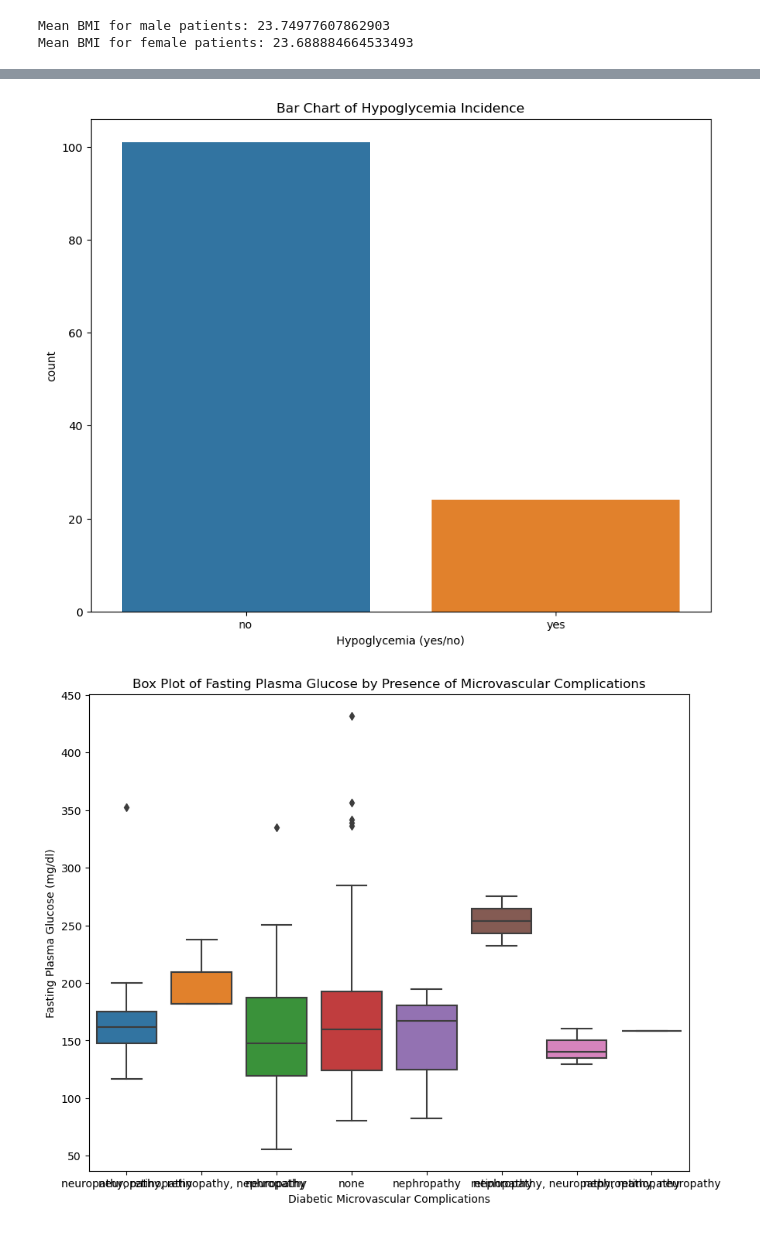
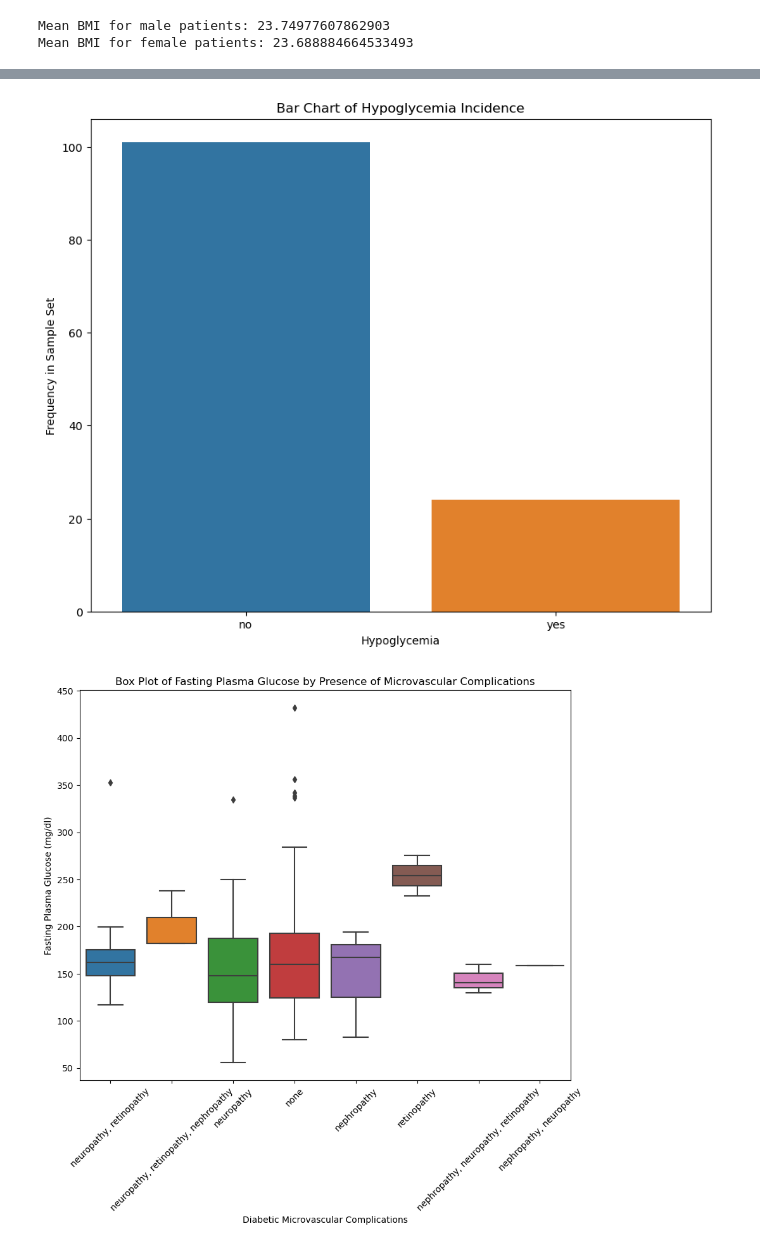
Before and after one commit to LaShawnSykes/Group-3_Project1, a Jupyter notebook: Code/rev_dataset.ipynb, the cells around one changed output, grey strips where cells are left out. Cells and saved outputs as stored; diff of their text form; code cells hidden in the pictures.

```diff
--- a/Code/rev_dataset.ipynb
+++ b/Code/rev_dataset.ipynb
@@ -5,6 +5,10 @@ import pandas as pd
 import seaborn as sns
 import matplotlib.pyplot as plt
 from IPython.display import display
+# %%
+clean_data = pd.read_excel('csdm.xlsx')
+type1 = pd.read_excel('../Datasets/Shanghai_T1DM_Summary.xlsx')
+type2 = pd.read_excel('../Datasets/Shanghai_T2DM_Summary.xlsx')
 # %%
 # Load the dataset
 cd1 = clean_data
@@ -154,19 +158,23 @@ plt.show()
 # %%
 # Visualization 2: Bar Chart of Hypoglycemia Incidence
 plt.figure(figsize=(10, 8))
 sns.countplot(x='Hypoglycemia (yes/no)', data=cd1)
 plt.title('Bar Chart of Hypoglycemia Incidence')
+plt.ylabel('Frequency in Sample Set')
+plt.xlabel('Hypoglycemia')
 plt.show()
 # %% [output]
-[figure, old version]
+[figure, new version]
 # %%
 # Visualization 3: Box Plot of Fasting Plasma Glucose by Presence of Microvascular Complications
+
 plt.figure(figsize=(10, 8))
 sns.boxplot(x='Diabetic Microvascular Complications', y='Fasting Plasma Glucose (mg/dl)', data=cd1)
 plt.title('Box Plot of Fasting Plasma Glucose by Presence of Microvascular Complications')
+plt.xticks(rotation=45)
 plt.show()
 # %% [output]
-[figure, old version]
+[figure, new version]
 # %%
 # Visualization 4: Line Plot of HbA1c Levels Over Time
 plt.figure(figsize=(10, 8))
```
Also changed, not shown: parts of 9 cells of this notebook, 2 other files.
